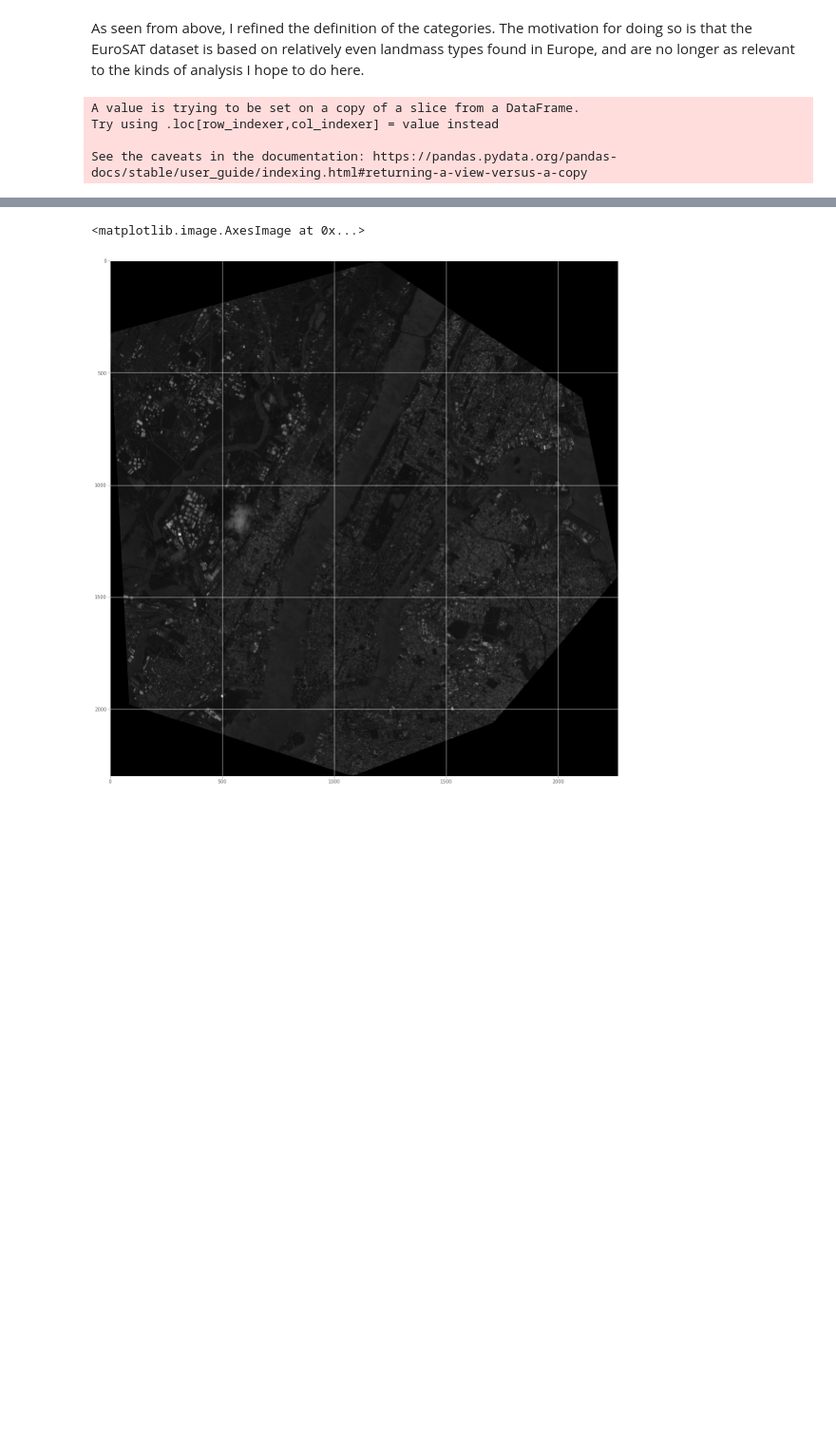
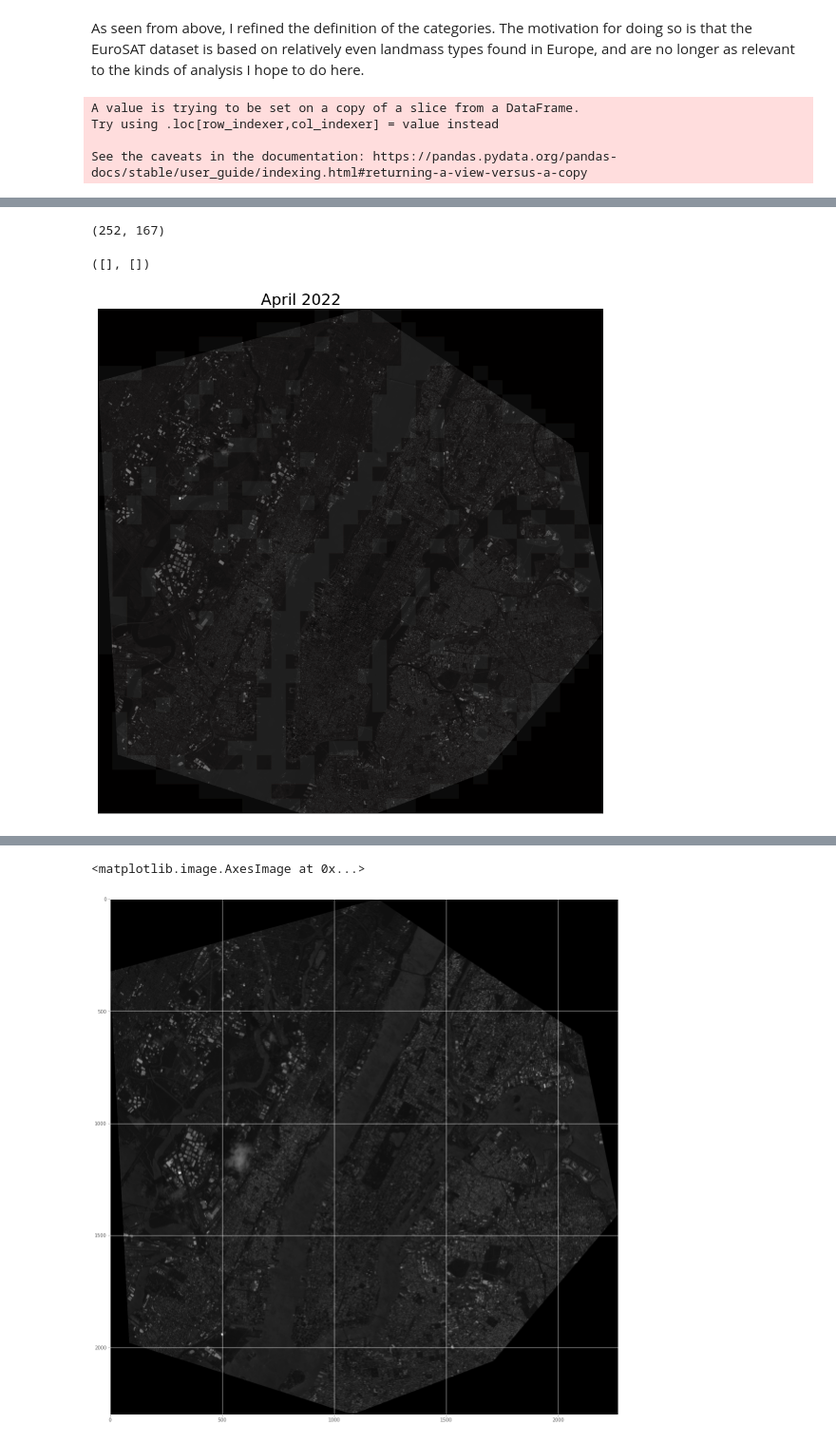
Before and after one commit to nkasmanoff/nyc-sentinel, a Jupyter notebook: NYC Change Detection Analysis.ipynb, the cells around one changed output, grey strips where cells are left out. Shown at 95% size. Cells and saved outputs as stored; diff of their text form; code cells hidden in the pictures; blank space fills up the shorter version.

```diff
--- a/NYC Change Detection Analysis.ipynb
+++ b/NYC Change Detection Analysis.ipynb
@@ -167,0 +203,31 @@ test_raster =rio.open('data/S2B_MSIL2A_20220902T154809_N0400_R054_T18TWL_2022090
+# %%
+#cropped_img = crop_raster(raster)
+#tile_predictions, tiled_array, tiled_images, tiled_confidences, tiled_indices = get_tiled_predictions(cropped_img)
+cropped_most_water_img = crop_raster(most_water_raster)
+cropped_least_water_img = crop_raster(least_water_raster)
+# %%
+tile_mw_predictions, tiled_mw_array, tiled_mw_images, tiled_mw_confidences, tiled_mw_indices = get_tiled_predictions(cropped_most_water_img)
+tile_lw_predictions, tiled_lw_array, tiled_lw_images, tiled_lw_confidences, tiled_lw_indices = get_tiled_predictions(cropped_least_water_img)
+# %%
+mw_preds = [x for x in tile_mw_predictions if x in [8,9]]
+lw_preds = [x for x in tile_lw_predictions if x in [8,9]]
+
+len(mw_preds), len(lw_preds)
+# %% [output]
+(252, 167)
+# %%
+most_water_mask = tiled_mw_array >= 8
+least_water_mask = tiled_lw_array >= 8
+# %%
+mw_img = cropped_most_water_img.mean(axis=0)
+lw_img = cropped_least_water_img.mean(axis=0)
+# %%
+plt.figure(figsize=(15,15))
+plt.title("April 2022                    ",fontsize=25)
+plt.imshow(mw_img,cmap='gray')
+plt.imshow(most_water_mask,cmap='pink',alpha=.05)
+plt.xticks([])
+plt.yticks([])
+# %% [output]
+([], [])
+[figure, added]
```
Also changed, not shown: parts of 15 cells of this notebook, 1 other file.
